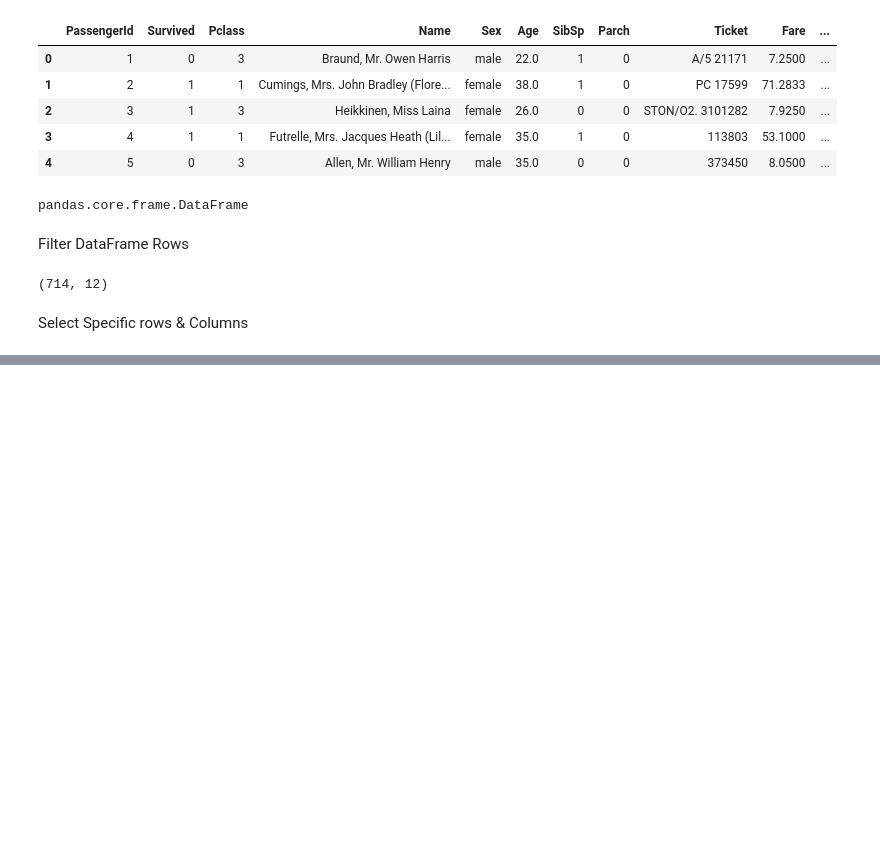
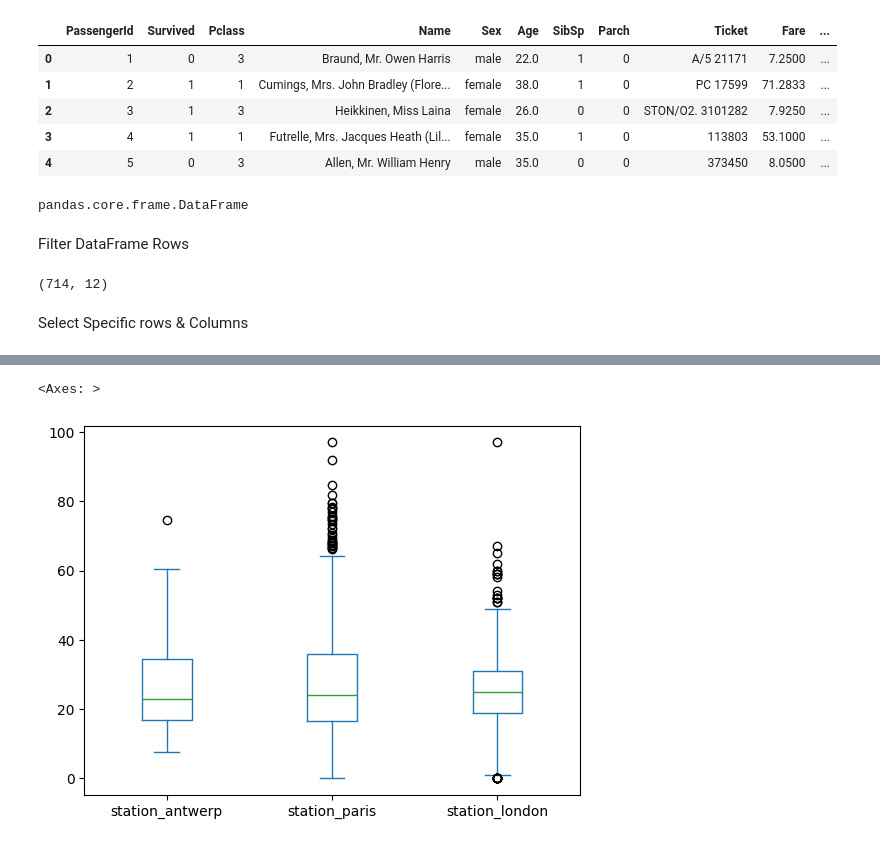
Before and after one commit to guka20/learn_pandas_from_documentation, a Jupyter notebook: learn.ipynb, the cells around one changed output, grey strips where cells are left out. Drawn from its saved outputs; the diff is of its cells as text; code cells hidden in the pictures; blank space fills up the shorter version.

```diff
--- a/learn.ipynb
+++ b/learn.ipynb
@@ -51,0 +75,5 @@ titanic.iloc[0:3,3] = "Anonymous"
+# %%
+air_quality.plot.box()
+# %% [output]
+<Axes: >
+[figure, added]
```
Also changed, not shown: parts of 9 cells of this notebook, 2 other files.
